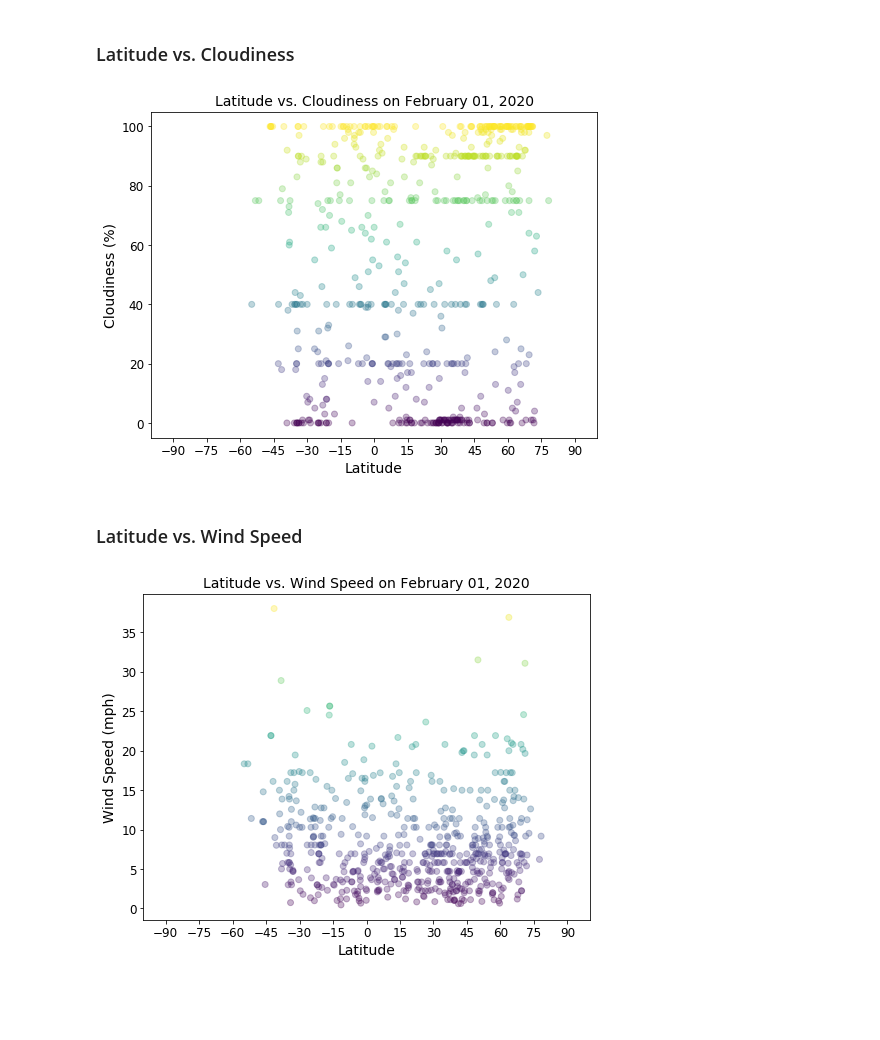
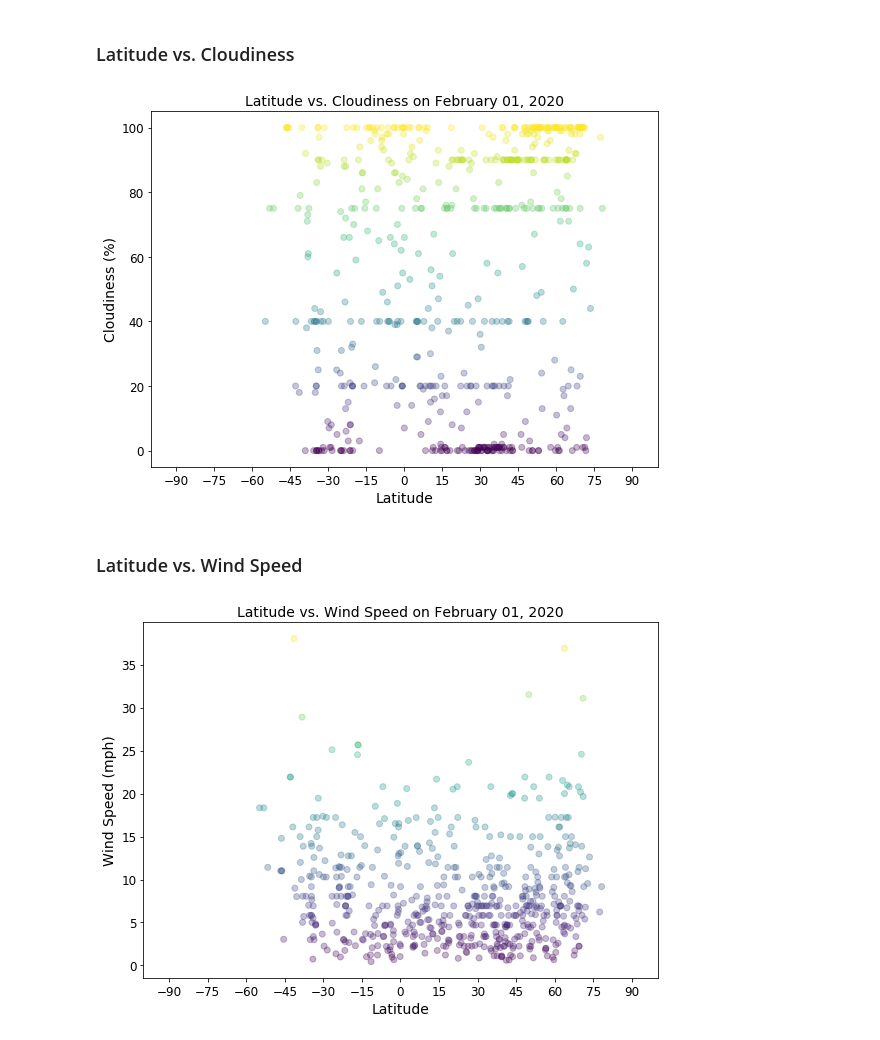
Before and after one commit to nqazimn/python-api-challenge, a Jupyter notebook: WeatherPy/WeatherPy_analysis.ipynb, the cells around one changed output. Saved outputs shown, nothing was run; the diff lists cells and outputs as text; code cells hidden in the pictures; blank space fills up the shorter version.

```diff
--- a/WeatherPy/WeatherPy_analysis.ipynb
+++ b/WeatherPy/WeatherPy_analysis.ipynb
@@ -100,14 +143,14 @@ plt.show()
 # %%
 fig1, ax1 = plot_weather_data_vs_latitude(weather_df['Latitude'], \
                                           weather_df['Cloudiness'], \
                                           'Cloudiness (%)');
 ax1.set_title('Latitude vs. Cloudiness on ' + \
               (date.today() - timedelta(days=day_since_data_request)).strftime('%B %d, %Y'), \
               fontsize = 14);
-
+fig1.tight_layout()
 plt.show()
 # %% [output]
-[figure, old version]
+[figure, new version]
 # %% [markdown]
 ### Latitude vs. Wind Speed
 # %%
@@ -117,7 +160,7 @@ fig1, ax1 = plot_weather_data_vs_latitude(weather_df['Latitude'],\
 ax1.set_title('Latitude vs. Wind Speed on ' + \
               (date.today() - timedelta(days=day_since_data_request)).strftime('%B %d, %Y'), \
               fontsize = 14);
-
+fig1.tight_layout()
 plt.show()
 # %% [output]
-[figure, old version]
+[figure, new version]
```
Also changed, not shown: parts of 12 cells of this notebook.
